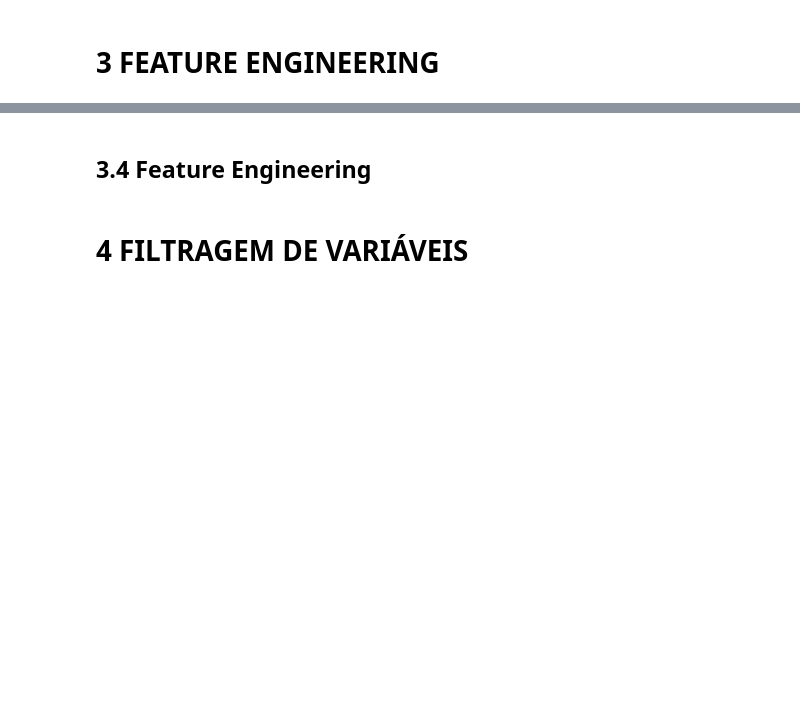
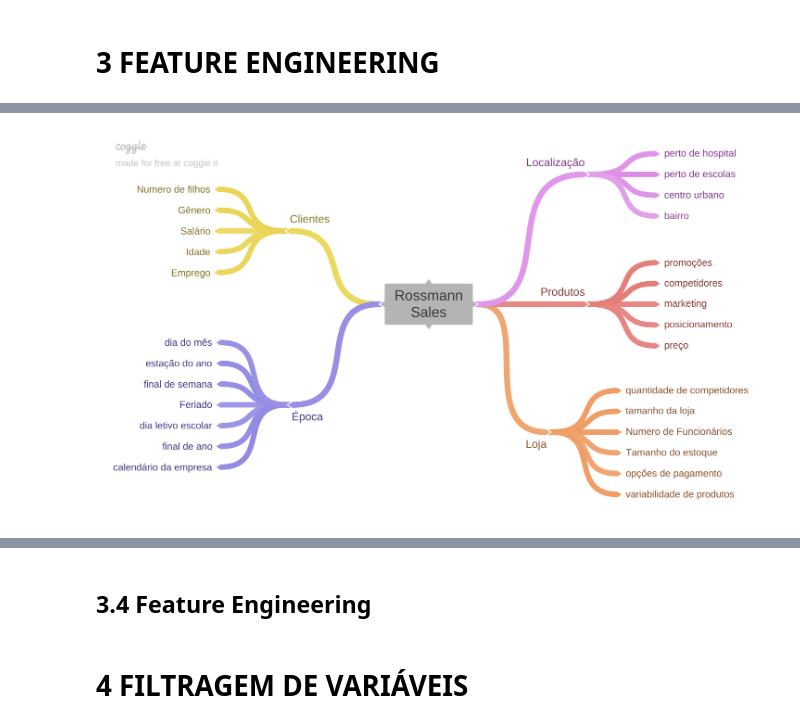
Before and after one commit to rafael-asousa/Sales-Prediction, a Jupyter notebook: notebook/Notebook-Sales-Prediction.ipynb, the cells around one changed output, grey strips where cells are left out. Saved outputs shown, nothing was run; the diff lists cells and outputs as text; code cells hidden in the pictures; blank space fills up the shorter version.

```diff
--- a/notebook/Notebook-Sales-Prediction.ipynb
+++ b/notebook/Notebook-Sales-Prediction.ipynb
@@ -306,0 +342,4 @@ sns.boxplot(x='state_holiday', y='sales', data=aux1)
+# %%
+Image('../img/coggle_mindmap.png')
+# %% [output]
+[figure, added]
```
Also changed, not shown: parts of 22 cells of this notebook, 1 other file.
